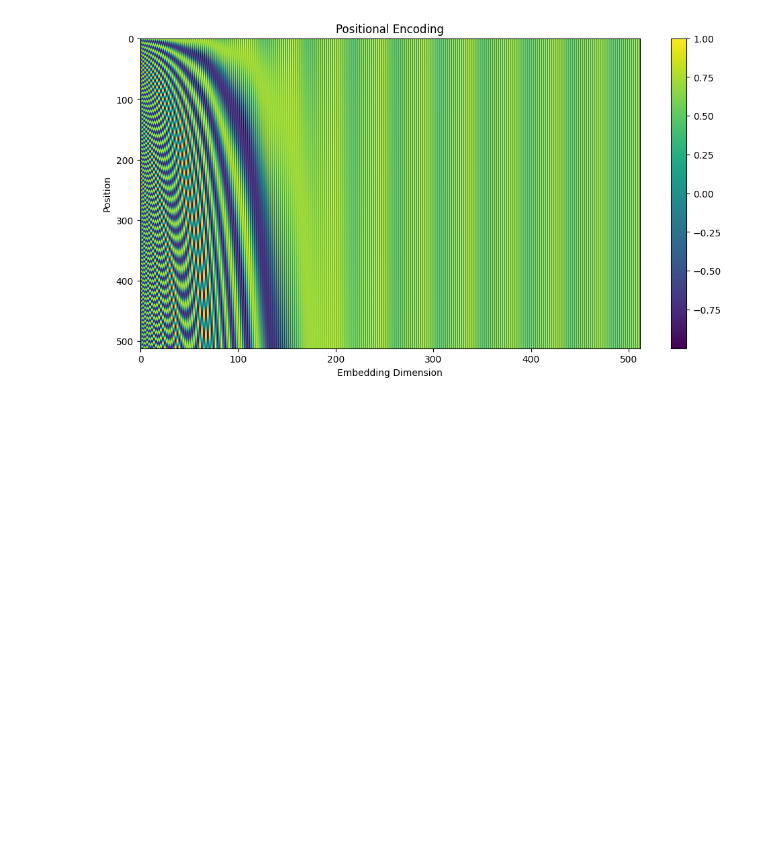
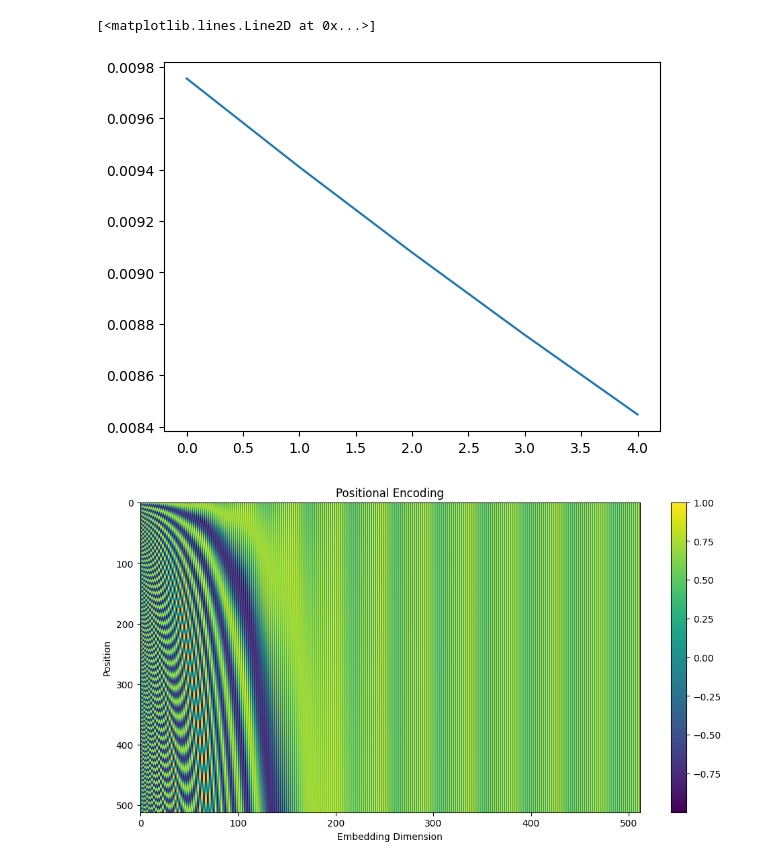
Before and after one commit to MrCartoonology/modelsfromscratch, a Jupyter notebook: notebooks/transformers.ipynb, the cells around one changed output. Cells and saved outputs as stored; diff of their text form; code cells hidden in the pictures; blank space fills up the shorter version.

```diff
--- a/notebooks/transformers.ipynb
+++ b/notebooks/transformers.ipynb
@@ -14,3 +39,9 @@ import modelsfromscratch.train as train
+# %%
+rev = angles() * (512/ (2*np.pi))
+plt.plot(rev[-5:])
+# %% [output]
+[<matplotlib.lines.Line2D at 0x...>]
+[figure, added]
 # %%
 
 def positional_encoding(slen, emb_dim, wave_dim=10000):
```
Also changed, not shown: parts of 2 cells of this notebook, 9 other files.
